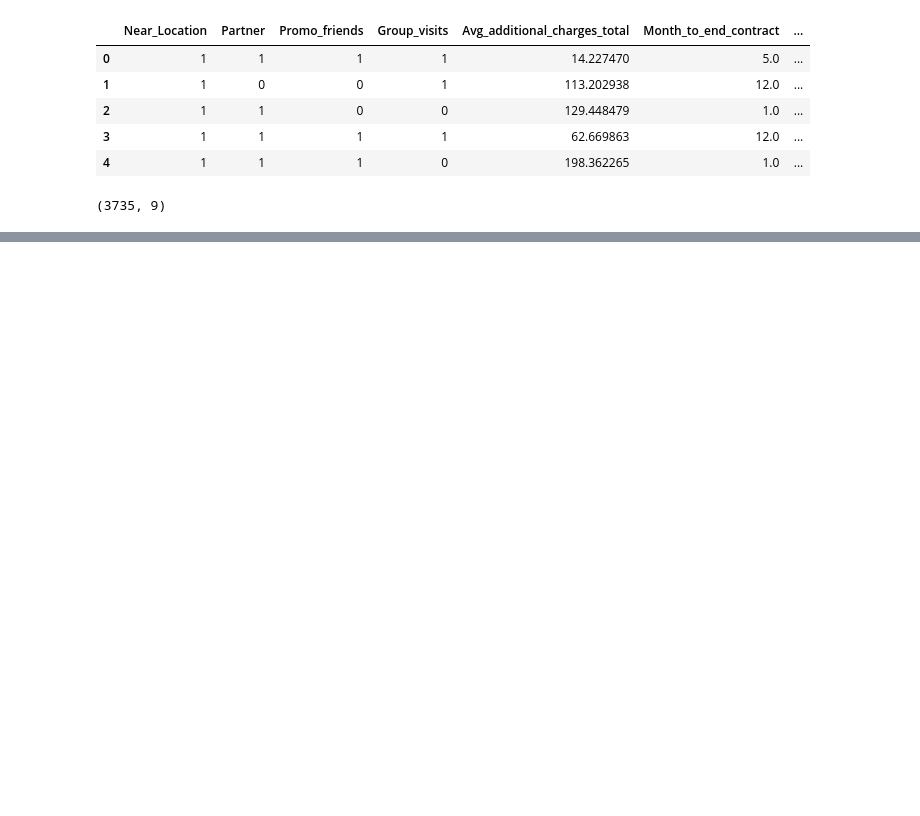
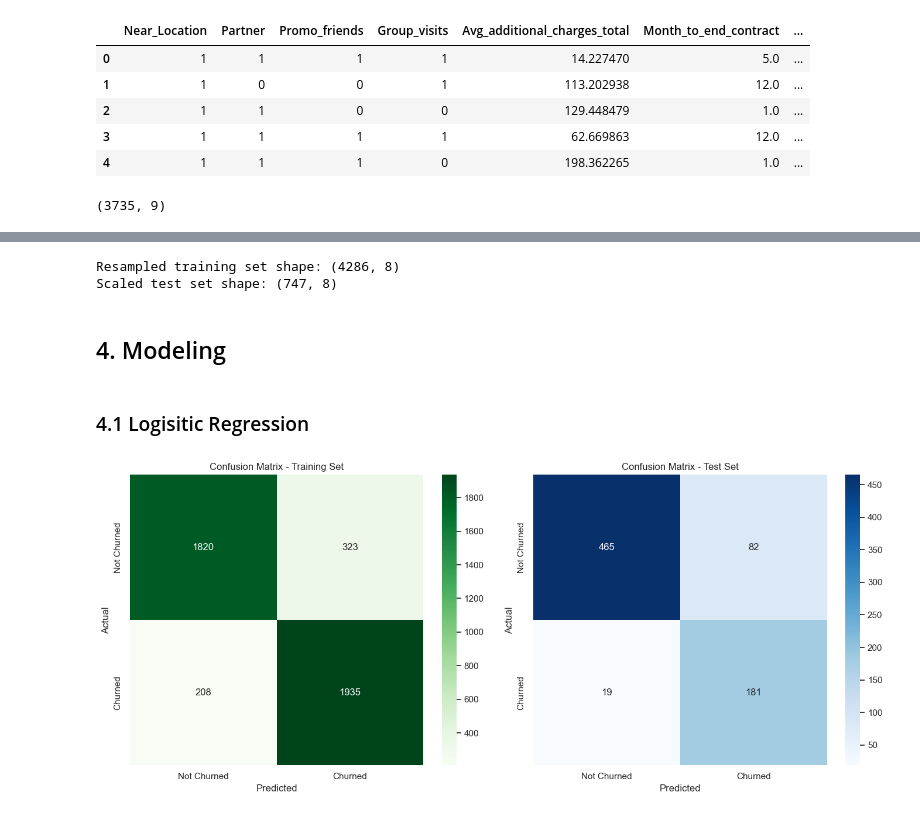
Before and after one commit to LEAN-96/Gym-Retention-Prediction, a Jupyter notebook: notebooks/gym_retention_prediction.ipynb, the cells around one changed output, grey strips where cells are left out. Drawn from its saved outputs; the diff is of its cells as text; code cells hidden in the pictures; blank space fills up the shorter version.

Commit message:
Updated data prep and modeling
Focus on ROS and separate modeling

```diff
--- a/notebooks/gym_retention_prediction.ipynb
+++ b/notebooks/gym_retention_prediction.ipynb
@@ -1733,0 +1140,30 @@ Decision Tree - Cross-Validation Accuracy (Test Set): 0.85
+# %%
+from sklearn.preprocessing import StandardScaler
+
+# Define feature groups and update remove numerical_features
+numerical_features = [
+    'Lifetime',
+    'Avg_additional_charges_total',
+    'Month_to_end_contract',
+    'Avg_class_frequency_current_month'
+]
+
+binary_features = ['Near_Location', 'Partner', 'Promo_friends', 'Group_visits']
+
+# Initialize the scaler
+scaler = StandardScaler()
+
+# Scale numerical features in the resampled training set
+X_train_resampled[numerical_features] = scaler.fit_transform(X_train_resampled[numerical_features])
+
+# Scale numerical features in the test set using the same scaler (to avoid data leakage)
+X_test[numerical_features] = scaler.transform(X_test[numerical_features])
+
+# Output shapes of resampled training set and scaled test set for verification
+print("Resampled training set shape:", X_train_resampled.shape)
+print("Scaled test set shape:", X_test.shape)
+# %% [output]
+Resampled training set shape: (4286, 8)
+Scaled test set shape: (747, 8)
+# %% [markdown]
+## 4. Modeling
@@ -1733,0 +1177,37 @@ Decision Tree - Cross-Validation Accuracy (Test Set): 0.85
+# %% [markdown]
+### 4.1 Logisitic Regression
+# %%
+# Train a Logistic Regression model
+logreg = LogisticRegression(random_state=42, max_iter=1000)
+logreg.fit(X_train_resampled, y_train_resampled)
+
+# Make predictions on training and testing sets
+y_train_pred = logreg.predict(X_train_resampled)
+y_test_pred = logreg.predict(X_test)
+# %%
+# Generate confusion matrices
+train_cm = confusion_matrix(y_train_resampled, y_train_pred)
+test_cm = confusion_matrix(y_test, y_test_pred)
+
+#Plot confusion matrices side by side
+fig, axes = plt.subplots(1, 2, figsize=(14, 6))
+
+# Training set confusion matrix
+sns.heatmap(train_cm, annot=True, fmt='d', cmap='Greens', xticklabels=['Not Churned', 'Churned'],
+            yticklabels=['Not Churned', 'Churned'], ax=axes[0])
+axes[0].set_title('Confusion Matrix - Training Set')
+axes[0].set_xlabel('Predicted')
+axes[0].set_ylabel('Actual')
+
+# Test set confusion matrix
+sns.heatmap(test_cm, annot=True, fmt='d', cmap='Blues', xticklabels=['Not Churned', 'Churned'],
+            yticklabels=['Not Churned', 'Churned'], ax=axes[1])
+axes[1].set_title('Confusion Matrix - Test Set')
+axes[1].set_xlabel('Predicted')
+axes[1].set_ylabel('Actual')
+
+# Display the plots
+plt.tight_layout()
+plt.show()
+# %% [output]
+[figure, added]
```
Also changed, not shown: parts of 61 cells of this notebook, 1 other file.
